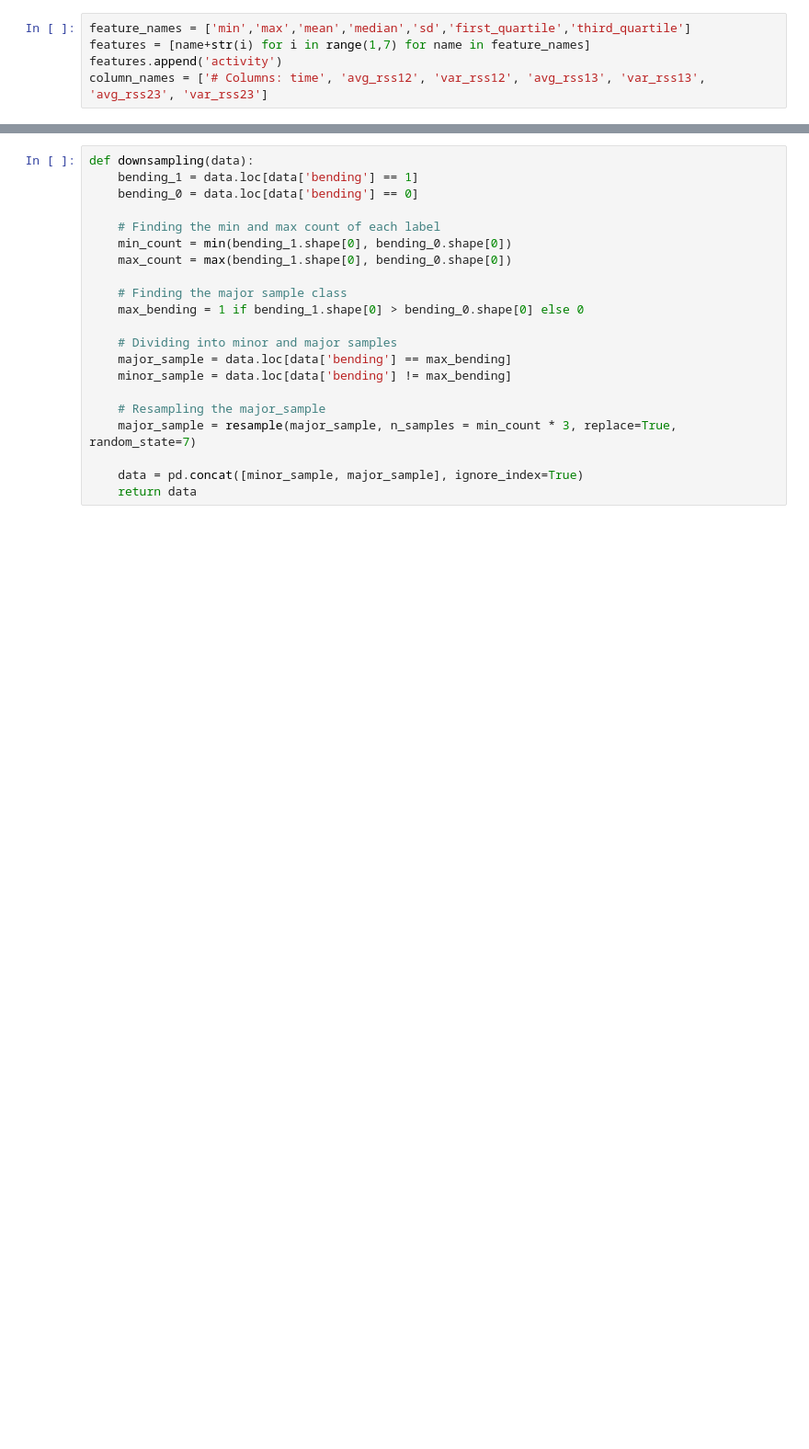
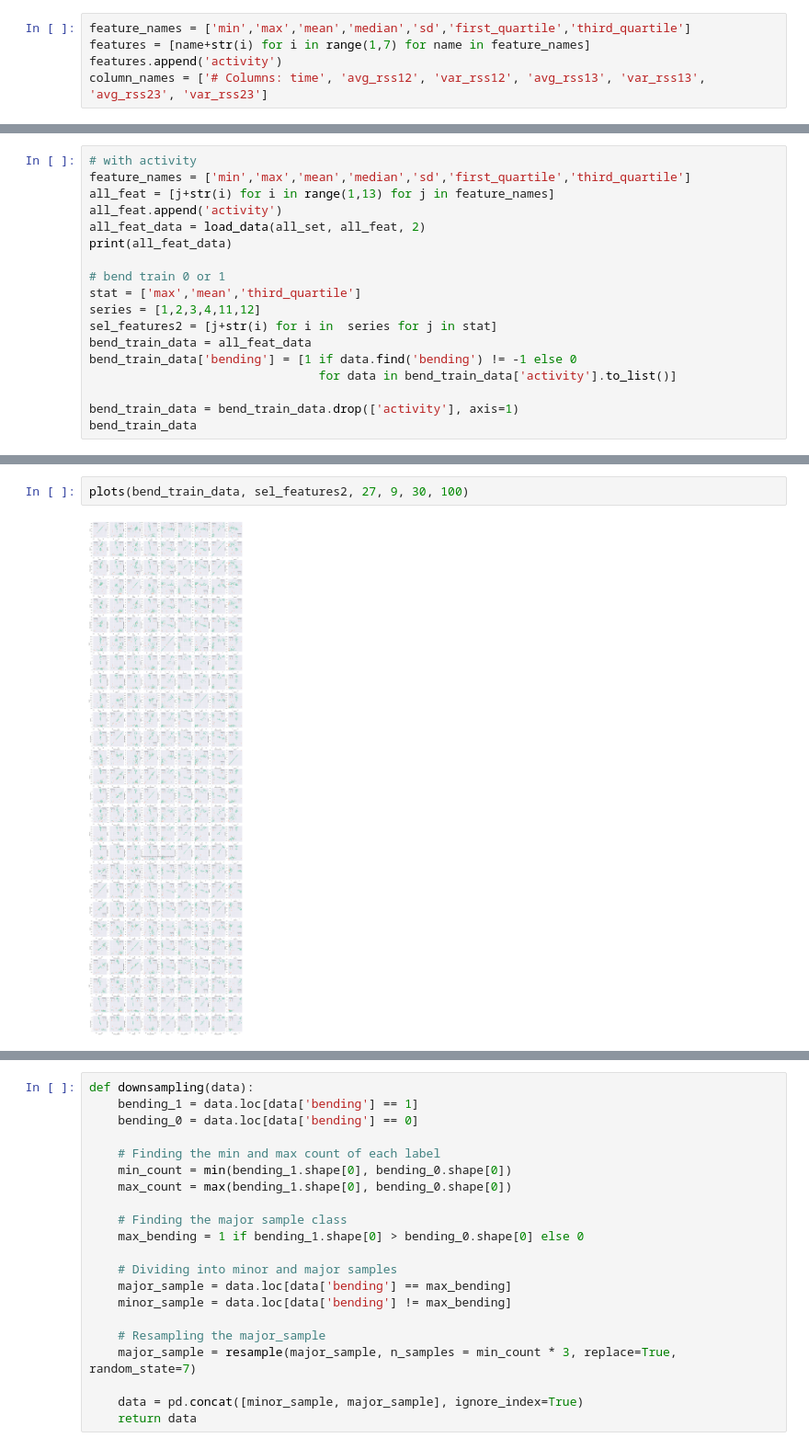
Before and after one commit to humera811/mldsnew, a Jupyter notebook: Homework4/notebook/TimeSeriesClassification/homework4.ipynb, the cells around one changed output, grey strips where cells are left out. Shown at 92% size. Saved outputs shown, nothing was run; the diff lists cells and outputs as text; blank space fills up the shorter version.

```diff
--- a/Homework4/notebook/TimeSeriesClassification/homework4.ipynb
+++ b/Homework4/notebook/TimeSeriesClassification/homework4.ipynb
@@ -361,0 +337,18 @@ activity_train_set_fold2
+# %%
+# with activity
+feature_names = ['min','max','mean','median','sd','first_quartile','third_quartile']
+all_feat = [j+str(i) for i in range(1,13) for j in feature_names]
+all_feat.append('activity')
+all_feat_data = load_data(all_set, all_feat, 2)
+print(all_feat_data)
+
+# bend train 0 or 1
+stat = ['max','mean','third_quartile']
+series = [1,2,3,4,11,12]
+sel_features2 = [j+str(i) for i in  series for j in stat]
+bend_train_data = all_feat_data
+bend_train_data['bending'] = [1 if data.find('bending') != -1 else 0
+                                for data in bend_train_data['activity'].to_list()]
+
+bend_train_data = bend_train_data.drop(['activity'], axis=1)
+bend_train_data
@@ -361,0 +386,4 @@ activity_train_set_fold2
+# %%
+plots(bend_train_data, sel_features2, 27, 9, 30, 100)
+# %% [output]
+[figure, added]
```
Also changed, not shown: parts of 27 cells of this notebook.
